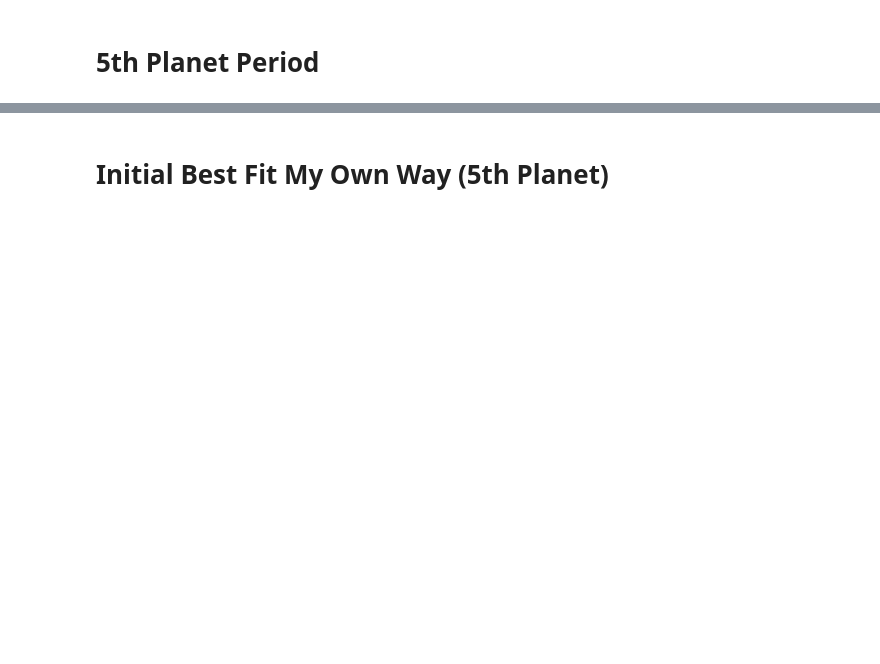
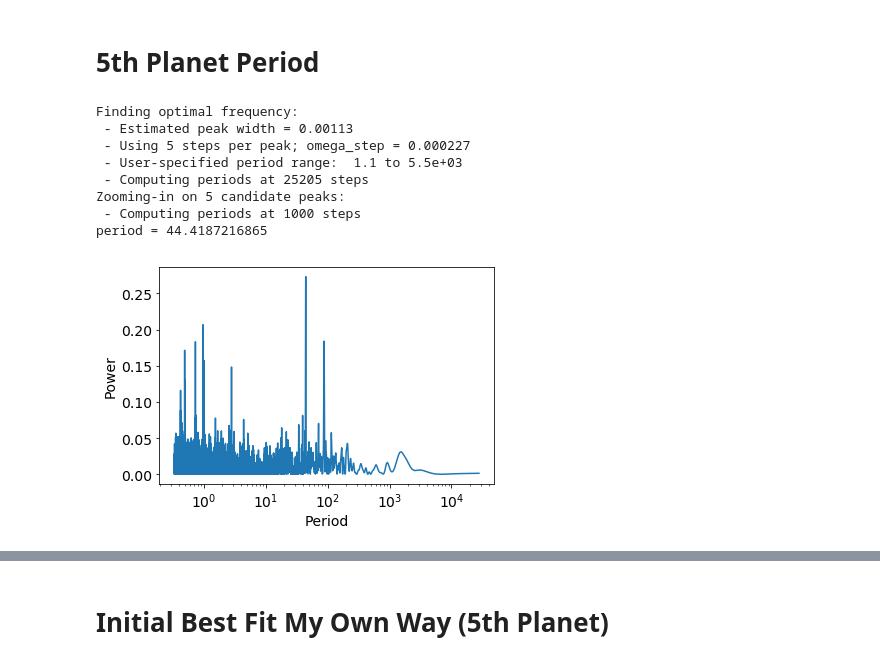
Before and after one commit to ruben-santana/Astro-Research, a Jupyter notebook: HD75732/HD75732.ipynb, the cells around one changed output, grey strips where cells are left out. Saved outputs shown, nothing was run; the diff lists cells and outputs as text; code cells hidden in the pictures; blank space fills up the shorter version.

```diff
--- a/HD75732/HD75732.ipynb
+++ b/HD75732/HD75732.ipynb
@@ -164,21 +168,27 @@ Importing Data
 # %%
 #Data import
 #here data_rj includes both rk data and rj data
-data_rj= pd.read_csv('C:/users/rscsa/Research/radvel-master/research/HD75732/HD75732.csv')
+data= pd.read_csv('C:/users/rscsa/Research/radvel-master/research/HD75732/HD75732.csv')
 
 #data from different telescopes
-#data_rk = data[0:23]
-# data_rj = data[24:653]
+# data_rk = data[0:24]
+# data_rj = data[24:655]
+
 
 #Naming Variables from data
-t = np.array(data_rj.jd)
-vel = np.array(data_rj.mnvel)
-errvel = np.array(data_rj.errvel)
-tel = np.array(data_rj.tel)
+t = np.array(data.jd)
+# vel_rk = np.array(data_rk.mnvel) + 60
+# vel_rj = np.array(data_rj.mnvel)
+# vel = np.append(vel_rk,vel_rj)
+vel = np.array(data.mnvel)
+errvel = np.array(data.errvel)
+tel = np.array(data.tel)
+
 
 #time vector for best fit
 ti = np.linspace(t.min(),t.max(),num=len(t)* 10000)
 # print data
+# print vel
 # %% [markdown]
 # Finding Period in Data (1st Planet)
 # %%
@@ -691,3 +969,20 @@ period_radvel_5 = 259.7
+# %%
+# the highest peak in this graph actually is the alius period, but I usually filter my search for a period by making
+# the minimum value to output to be greater than a day. This is due to data usually being sampled periodically at minimum
+# of one day.
+period_radvel_5 = periodogram(t,Residuals_Radvel_4,1.1,max(t)-min(t),50)
+
+period_radvel_5 = 259.7
+# %% [output]
+Finding optimal frequency:
+ - Estimated peak width = 0.00113
+ - Using 5 steps per peak; omega_step = 0.000227
+ - User-specified period range:  1.1 to 5.5e+03
+ - Computing periods at 25205 steps
+Zooming-in on 5 candidate peaks:
+ - Computing periods at 1000 steps
+period = 44.4187216865
+[figure, added]
 # %%
 nplanets = 5
 # instnames = ['k', 'j']    # list of instrument names. Can be whatever you like but should match 'tel' column in the input file.
```
Also changed, not shown: parts of 53 cells of this notebook, 50 other files.
